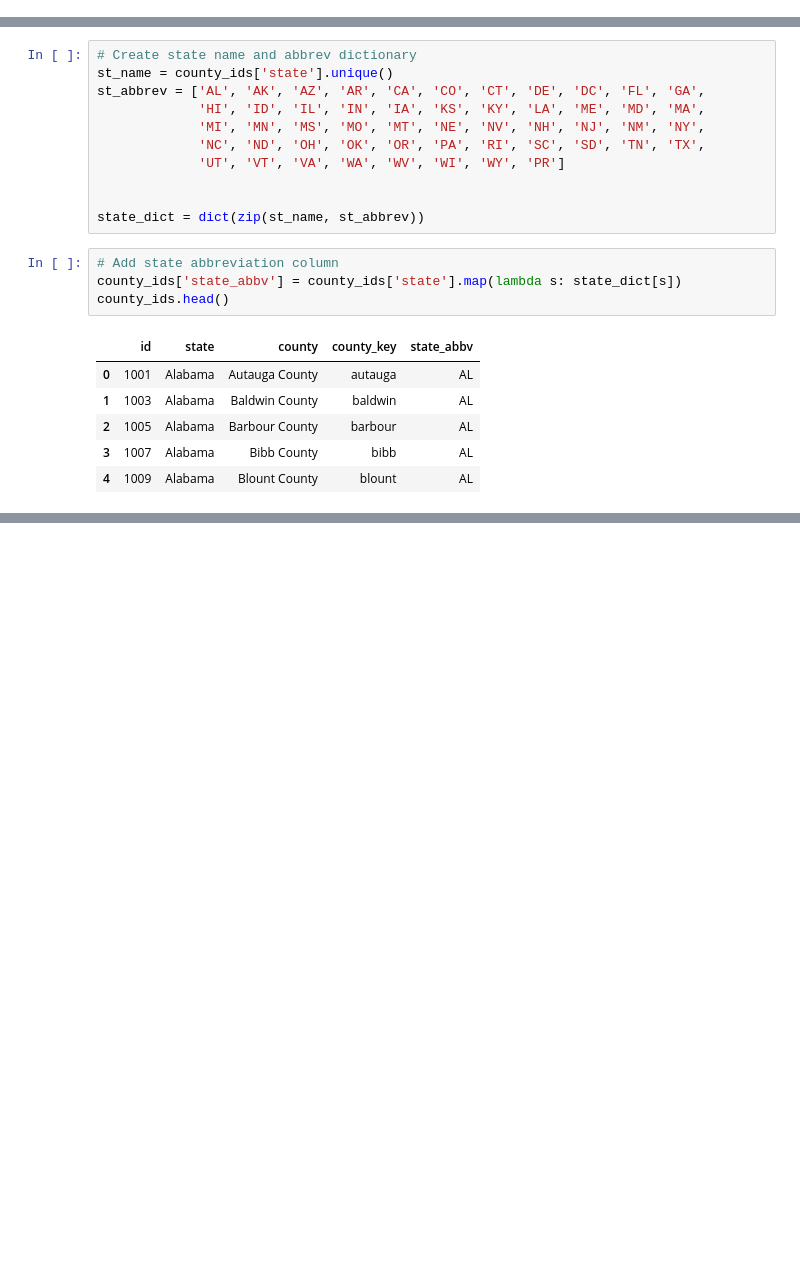
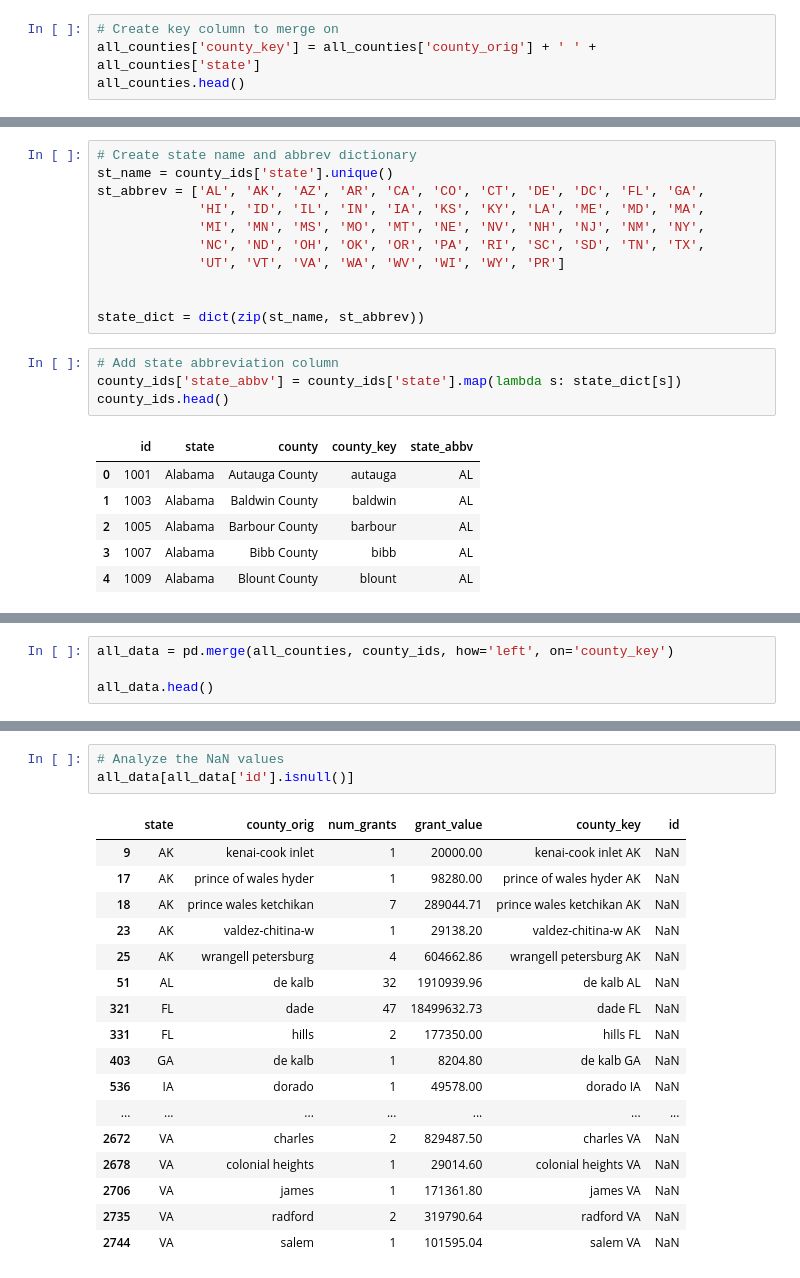
Before and after one commit to HKuz/DSforC, a Jupyter notebook: LWCF/LWCF_Grant_Value_by_County_Rollup.ipynb, the cells around one changed output, grey strips where cells are left out. Saved outputs shown, nothing was run; the diff lists cells and outputs as text; blank space fills up the shorter version.

```diff
--- a/LWCF/LWCF_Grant_Value_by_County_Rollup.ipynb
+++ b/LWCF/LWCF_Grant_Value_by_County_Rollup.ipynb
@@ -115,3 +115,7 @@ all_counties['county_orig'].replace('ste genevieve', 'ste. genevieve', inplace=T
 all_counties['county_orig'].count()
 # %% [output]
 2964
+# %%
+# Create key column to merge on
+all_counties['county_key'] = all_counties['county_orig'] + ' ' + all_counties['state']
+all_counties.head()
@@ -184,0 +198,4 @@ county_ids[county_ids['state_abbv'] == 'AK']
+# %%
+all_data = pd.merge(all_counties, county_ids, how='left', on='county_key')
+
+all_data.head()
@@ -184,0 +224,21 @@ county_ids[county_ids['state_abbv'] == 'AK']
+# %%
+# Analyze the NaN values
+all_data[all_data['id'].isnull()]
+# %% [output]
+|  | state | county_orig | num_grants | grant_value | county_key | id |
+| 9 | AK | kenai-cook inlet | 1 | 20000.00 | kenai-cook inlet AK | NaN |
+| 17 | AK | prince of wales hyder | 1 | 98280.00 | prince of wales hyder AK | NaN |
+| 18 | AK | prince wales ketchikan | 7 | 289044.71 | prince wales ketchikan AK | NaN |
+| 23 | AK | valdez-chitina-w | 1 | 29138.20 | valdez-chitina-w AK | NaN |
+| 25 | AK | wrangell petersburg | 4 | 604662.86 | wrangell petersburg AK | NaN |
+| 51 | AL | de kalb | 32 | 1910939.96 | de kalb AL | NaN |
+| 321 | FL | dade | 47 | 18499632.73 | dade FL | NaN |
+| 331 | FL | hills | 2 | 177350.00 | hills FL | NaN |
+| 403 | GA | de kalb | 1 | 8204.80 | de kalb GA | NaN |
+| 536 | IA | dorado | 1 | 49578.00 | dorado IA | NaN |
+| ... | ... | ... | ... | ... | ... | ... |
+| 2672 | VA | charles | 2 | 829487.50 | charles VA | NaN |
+| 2678 | VA | colonial heights | 1 | 29014.60 | colonial heights VA | NaN |
+| 2706 | VA | james | 1 | 171361.80 | james VA | NaN |
+| 2735 | VA | radford | 2 | 319790.64 | radford VA | NaN |
+| 2744 | VA | salem | 1 | 101595.04 | salem VA | NaN |
```
Also changed, not shown: parts of 6 cells of this notebook.
